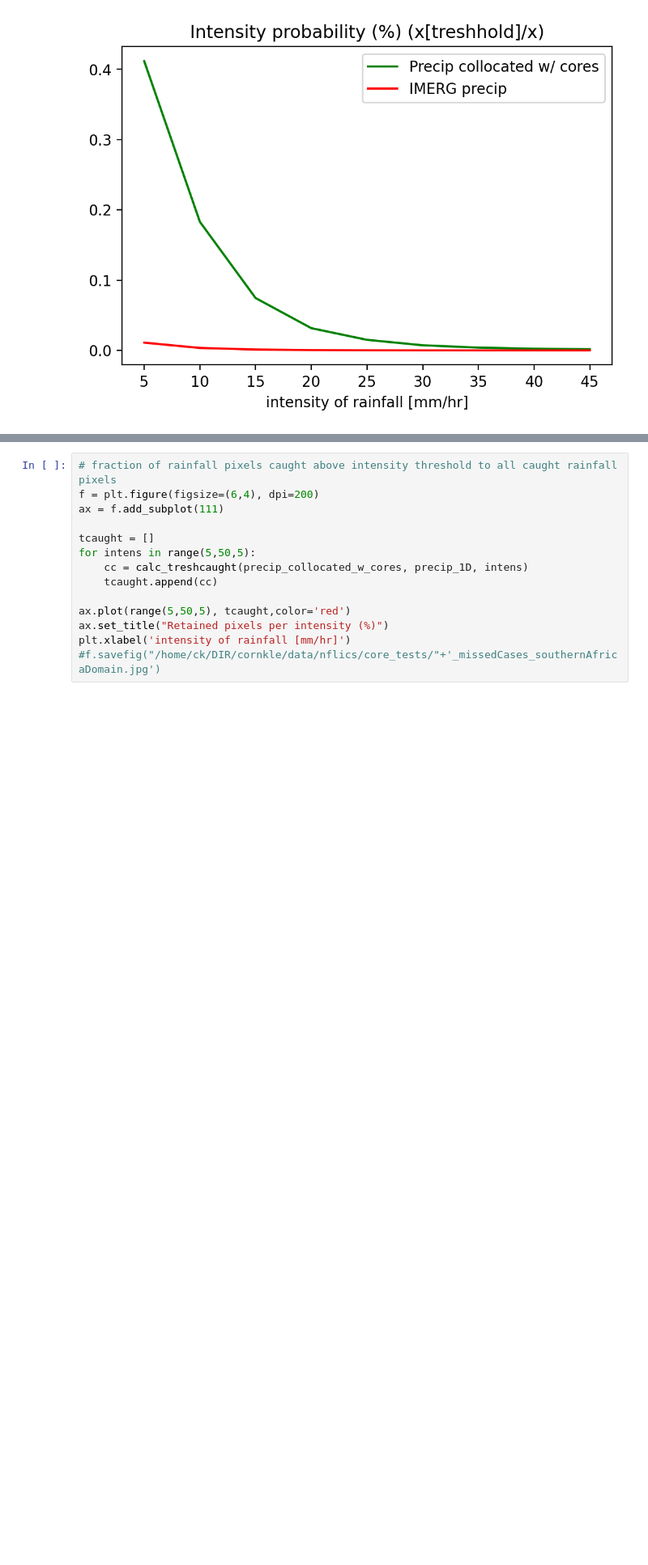
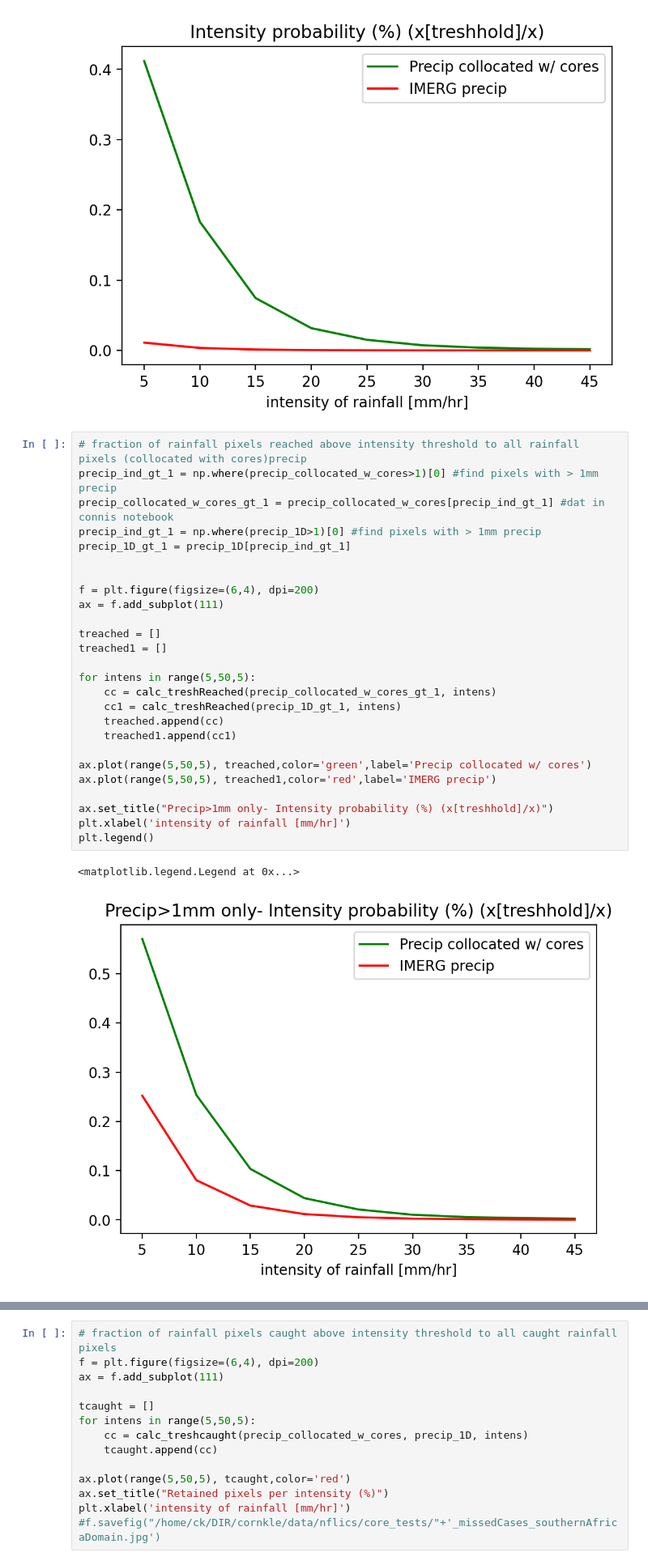
Before and after one commit to JawairiaAA/Africa_cores, a Jupyter notebook: NCI_core_tir_IMERG_analysis_DF.ipynb, the cells around one changed output, grey strips where cells are left out. Shown: that part at 81% size. Saved outputs shown, nothing was run; the diff lists cells and outputs as text; blank space fills up the shorter version.

Commit message:
new plots

```diff
--- a/NCI_core_tir_IMERG_analysis_DF.ipynb
+++ b/NCI_core_tir_IMERG_analysis_DF.ipynb
@@ -355,6 +355,35 @@ plt.legend()
 # %% [output]
 <matplotlib.legend.Legend at 0x...>
 [figure]
+# %%
+# fraction of rainfall pixels reached above intensity threshold to all rainfall pixels (collocated with cores)precip
+precip_ind_gt_1 = np.where(precip_collocated_w_cores>1)[0] #find pixels with > 1mm precip
+precip_collocated_w_cores_gt_1 = precip_collocated_w_cores[precip_ind_gt_1] #dat in connis notebook
+precip_ind_gt_1 = np.where(precip_1D>1)[0] #find pixels with > 1mm precip
+precip_1D_gt_1 = precip_1D[precip_ind_gt_1]
+
+
+f = plt.figure(figsize=(6,4), dpi=200)
+ax = f.add_subplot(111)
+
+treached = []
+treached1 = []
+
+for intens in range(5,50,5):
+    cc = calc_treshReached(precip_collocated_w_cores_gt_1, intens)
+    cc1 = calc_treshReached(precip_1D_gt_1, intens)
+    treached.append(cc)
+    treached1.append(cc1)
+
+ax.plot(range(5,50,5), treached,color='green',label='Precip collocated w/ cores')
+ax.plot(range(5,50,5), treached1,color='red',label='IMERG precip')
+
+ax.set_title("Precip>1mm only- Intensity probability (%) (x[treshhold]/x)")
+plt.xlabel('intensity of rainfall [mm/hr]')
+plt.legend()
+# %% [output]
+<matplotlib.legend.Legend at 0x...>
+[figure, added]
 # %%
 # plot frequency of caught pixels with rainfall above a threshold for regions with wavelet power above a given
 # percentile
```
